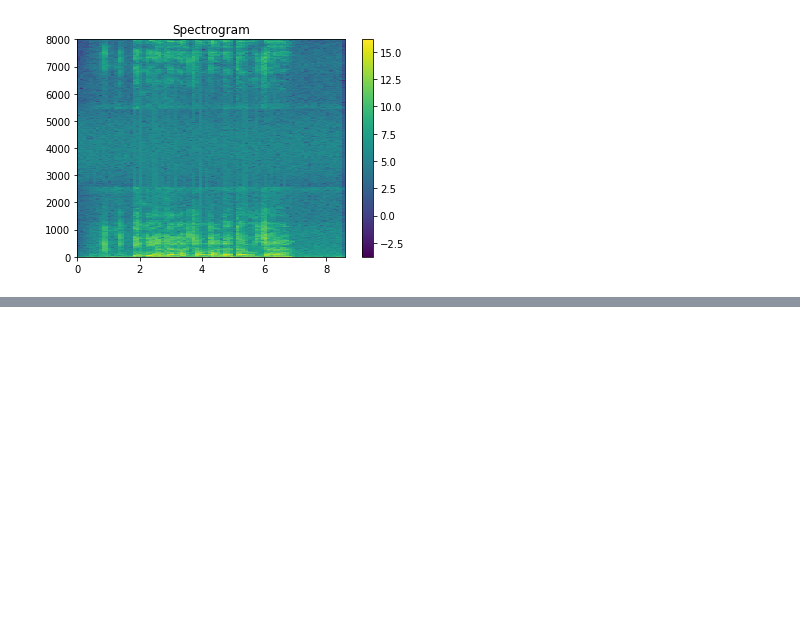
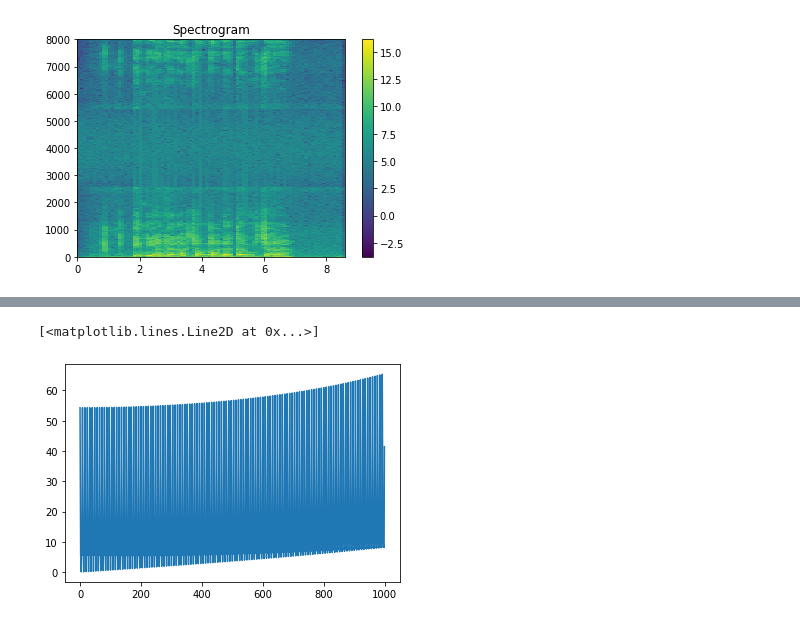
Before and after one commit to Arasy/PraktekNLP, a Jupyter notebook: PraktikumNLP-Audio-1.ipynb, the cells around one changed output, grey strips where cells are left out. Cells and saved outputs as stored; diff of their text form; code cells hidden in the pictures; blank space fills up the shorter version.

Commit message:
Update materi
perbandingan efek antara FFT saja dengan STFT

```diff
--- a/PraktikumNLP-Audio-1.ipynb
+++ b/PraktikumNLP-Audio-1.ipynb
@@ -305,0 +331,7 @@ plt.colorbar()
+# %%
+# doremi dengan FFT
+Y_D = np.abs(np.fft.fft(y_doremi))
+plt.plot(Y_D[:1000])
+# %% [output]
+[<matplotlib.lines.Line2D at 0x...>]
+[figure, added]
```
Also changed, not shown: parts of 22 cells of this notebook.
